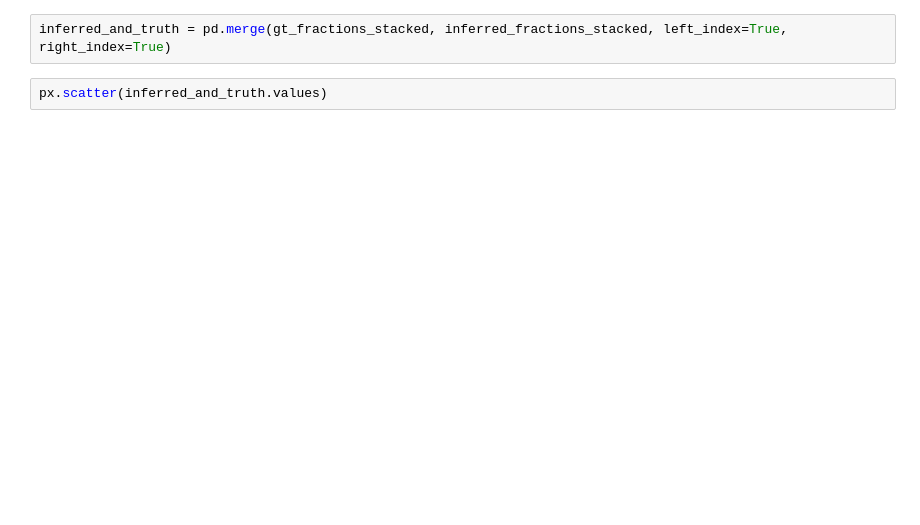
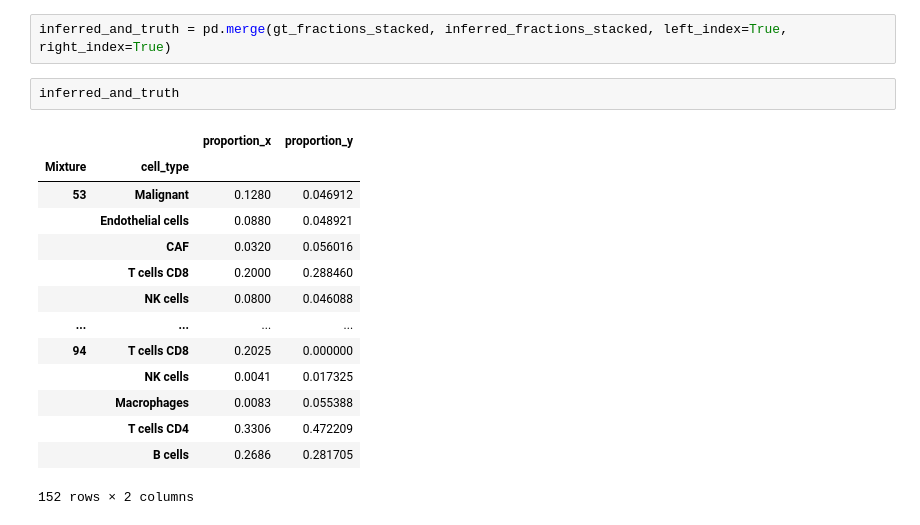
Before and after one commit to davidliu-lab/deconv, a Jupyter notebook: Tut 1 - melanoma tirosh.ipynb, the cells around one changed output. Drawn from its saved outputs; the diff is of its cells as text; blank space fills up the shorter version.

```diff
--- a/Tut 1 - melanoma tirosh.ipynb
+++ b/Tut 1 - melanoma tirosh.ipynb
@@ -191,4 +398,19 @@ inferred_fractions_stacked
 # %%
 inferred_and_truth = pd.merge(gt_fractions_stacked, inferred_fractions_stacked, left_index=True, right_index=True)
-# %%
-px.scatter(inferred_and_truth.values)
+# %%
+inferred_and_truth
+# %% [output]
+|  |  | proportion_x | proportion_y |
+| Mixture | cell_type |  |  |
+| 53 | Malignant | 0.1280 | 0.046912 |
+|  | Endothelial cells | 0.0880 | 0.048921 |
+|  | CAF | 0.0320 | 0.056016 |
+|  | T cells CD8 | 0.2000 | 0.288460 |
+|  | NK cells | 0.0800 | 0.046088 |
+| ... | ... | ... | ... |
+| 94 | T cells CD8 | 0.2025 | 0.000000 |
+|  | NK cells | 0.0041 | 0.017325 |
+|  | Macrophages | 0.0083 | 0.055388 |
+|  | T cells CD4 | 0.3306 | 0.472209 |
+|  | B cells | 0.2686 | 0.281705 |
+152 rows × 2 columns
```
Also changed, not shown: parts of 25 cells of this notebook.
